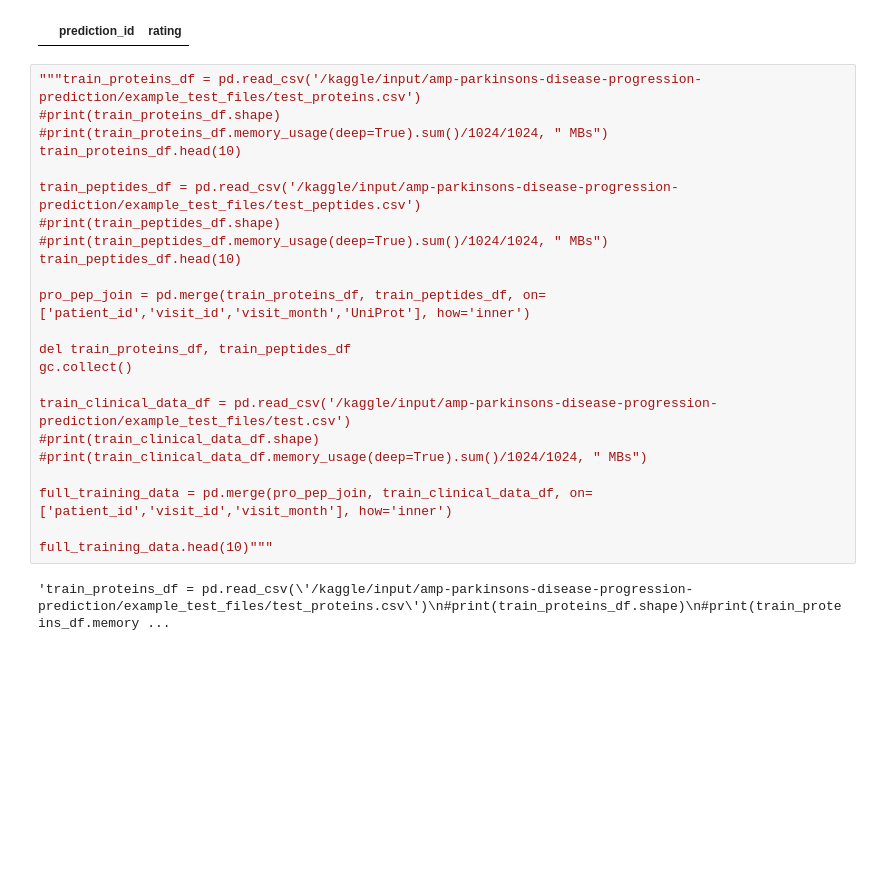
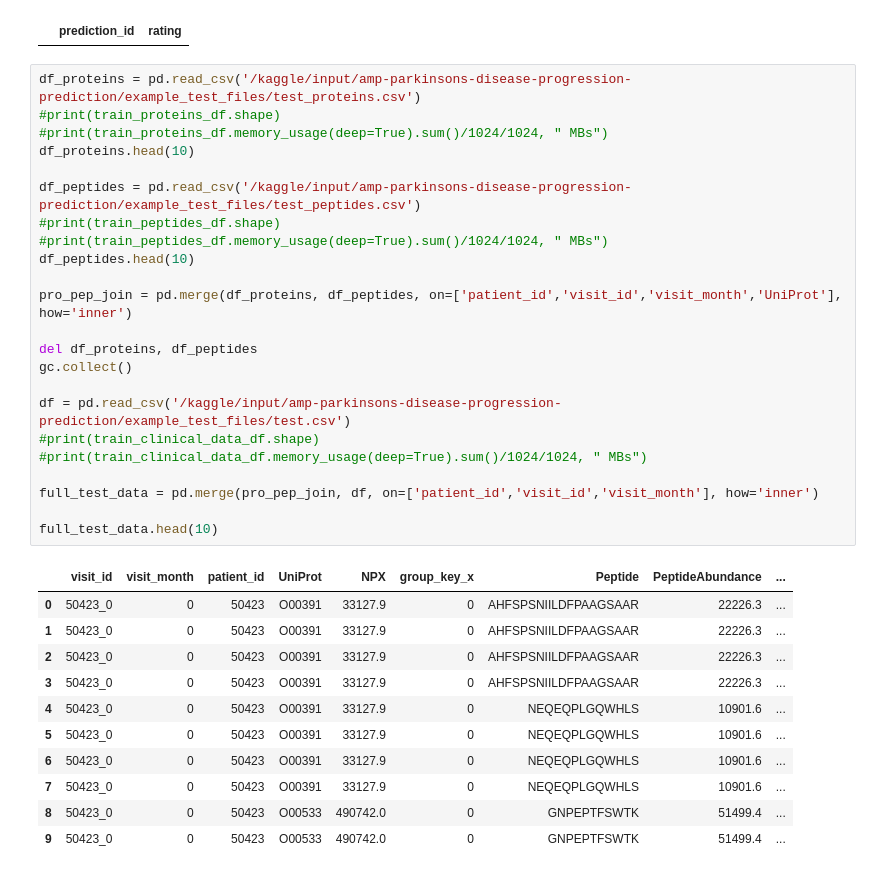
Before and after one commit to sumaniitm/AMP-parkinsons-disease-progression-prediction, a Jupyter notebook: amp-parkinson-s-disease-progression-prediction.ipynb, the cells around one changed output. Cells and saved outputs as stored; diff of their text form; blank space fills up the shorter version.

Commit message:
Kaggle Notebook | AMP®-Parkinson's Disease Progression Prediction | Corrections for submission

```diff
--- a/amp-parkinson-s-disease-progression-prediction.ipynb
+++ b/amp-parkinson-s-disease-progression-prediction.ipynb
@@ -278,27 +278,37 @@ final_result[final_result['rating'].isna()].head(10)
 # %% [output]
 |  | prediction_id | rating |
 # %%
-"""train_proteins_df = pd.read_csv('/kaggle/input/amp-parkinsons-disease-progression-prediction/example_test_files/test_proteins.csv')
+df_proteins = pd.read_csv('/kaggle/input/amp-parkinsons-disease-progression-prediction/example_test_files/test_proteins.csv')
 #print(train_proteins_df.shape)
 #print(train_proteins_df.memory_usage(deep=True).sum()/1024/1024, " MBs")
-train_proteins_df.head(10)
+df_proteins.head(10)
 
-train_peptides_df = pd.read_csv('/kaggle/input/amp-parkinsons-disease-progression-prediction/example_test_files/test_peptides.csv')
+df_peptides = pd.read_csv('/kaggle/input/amp-parkinsons-disease-progression-prediction/example_test_files/test_peptides.csv')
 #print(train_peptides_df.shape)
 #print(train_peptides_df.memory_usage(deep=True).sum()/1024/1024, " MBs")
-train_peptides_df.head(10)
+df_peptides.head(10)
 
-pro_pep_join = pd.merge(train_proteins_df, train_peptides_df, on=['patient_id','visit_id','visit_month','UniProt'], how='inner')
+pro_pep_join = pd.merge(df_proteins, df_peptides, on=['patient_id','visit_id','visit_month','UniProt'], how='inner')
 
-del train_proteins_df, train_peptides_df
+del df_proteins, df_peptides
 gc.collect()
 
-train_clinical_data_df = pd.read_csv('/kaggle/input/amp-parkinsons-disease-progression-prediction/example_test_files/test.csv')
+df = pd.read_csv('/kaggle/input/amp-parkinsons-disease-progression-prediction/example_test_files/test.csv')
 #print(train_clinical_data_df.shape)
 #print(train_clinical_data_df.memory_usage(deep=True).sum()/1024/1024, " MBs")
 
-full_training_data = pd.merge(pro_pep_join, train_clinical_data_df, on=['patient_id','visit_id','visit_month'], how='inner')
+full_test_data = pd.merge(pro_pep_join, df, on=['patient_id','visit_id','visit_month'], how='inner')
 
-full_training_data.head(10)"""
+full_test_data.head(10)
 # %% [output]
-'train_proteins_df = pd.read_csv(\'/kaggle/input/amp-parkinsons-disease-progression-prediction/example_test_files/test_proteins.csv\')\n#print(train_proteins_df.shape)\n#print(train_proteins_df.memory ...
+|  | visit_id | visit_month | patient_id | UniProt | NPX | group_key_x | Peptide | PeptideAbundance | ... |
+| 0 | 50423_0 | 0 | 50423 | O00391 | 33127.9 | 0 | AHFSPSNIILDFPAAGSAAR | 22226.3 | ... |
+| 1 | 50423_0 | 0 | 50423 | O00391 | 33127.9 | 0 | AHFSPSNIILDFPAAGSAAR | 22226.3 | ... |
+| 2 | 50423_0 | 0 | 50423 | O00391 | 33127.9 | 0 | AHFSPSNIILDFPAAGSAAR | 22226.3 | ... |
+| 3 | 50423_0 | 0 | 50423 | O00391 | 33127.9 | 0 | AHFSPSNIILDFPAAGSAAR | 22226.3 | ... |
+| 4 | 50423_0 | 0 | 50423 | O00391 | 33127.9 | 0 | NEQEQPLGQWHLS | 10901.6 | ... |
+| 5 | 50423_0 | 0 | 50423 | O00391 | 33127.9 | 0 | NEQEQPLGQWHLS | 10901.6 | ... |
+| 6 | 50423_0 | 0 | 50423 | O00391 | 33127.9 | 0 | NEQEQPLGQWHLS | 10901.6 | ... |
+| 7 | 50423_0 | 0 | 50423 | O00391 | 33127.9 | 0 | NEQEQPLGQWHLS | 10901.6 | ... |
+| 8 | 50423_0 | 0 | 50423 | O00533 | 490742.0 | 0 | GNPEPTFSWTK | 51499.4 | ... |
+| 9 | 50423_0 | 0 | 50423 | O00533 | 490742.0 | 0 | GNPEPTFSWTK | 51499.4 | ... |
```
Also changed, not shown: parts of 7 cells of this notebook.
